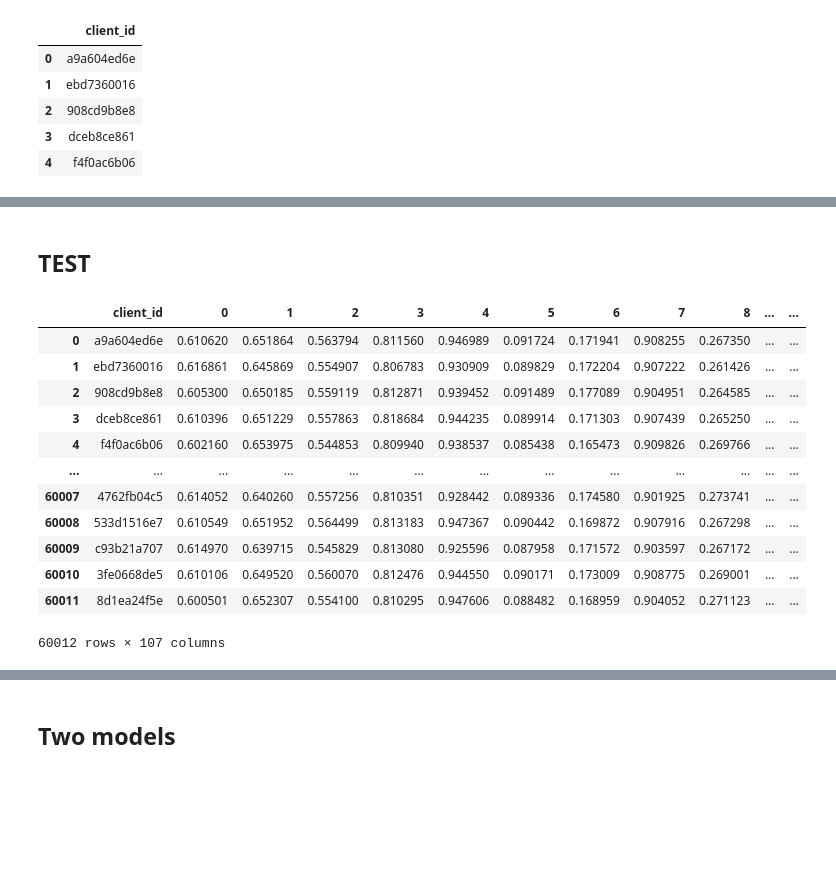
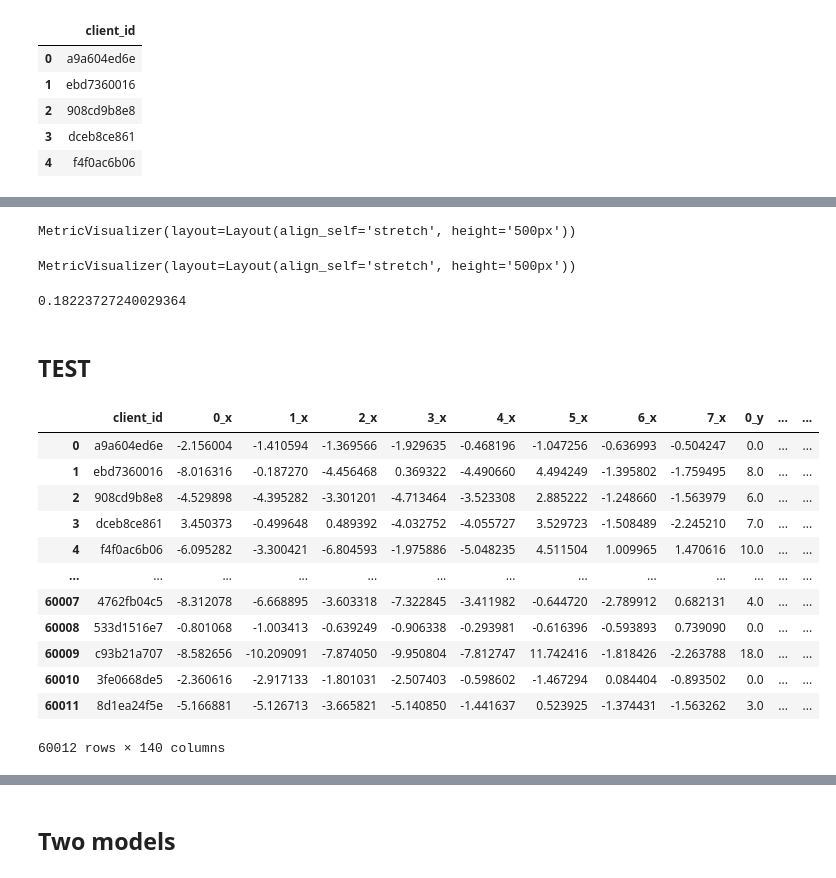
Before and after one commit to Chewye/cft, a Jupyter notebook: cft_model.ipynb, the cells around one changed output, grey strips where cells are left out. Drawn from its saved outputs; the diff is of its cells as text; code cells hidden in the pictures; blank space fills up the shorter version.

```diff
--- a/cft_model.ipynb
+++ b/cft_model.ipynb
@@ -166,0 +109,10 @@ model_flg_1.set_probability_threshold(thr_1)
+# %%
+tm_ctrl_val = tm_ctrl_val.fit(x_train, y_train, treat_train,
+                        estimator_trmnt_fit_params={'plot': True,
+                        'cat_features':cat_features},
+                        estimator_ctrl_fit_params={'plot': True,
+                        'cat_features':cat_features}
+                        )
+# %% [output]
+MetricVisualizer(layout=Layout(align_self='stretch', height='500px'))
+MetricVisualizer(layout=Layout(align_self='stretch', height='500px'))
@@ -167,19 +123,26 @@ model_flg_1.set_probability_threshold(thr_1)
+# %%
+gini = 2 * roc_val - 1
+gini
+# %% [output]
+0.18223727240029364
 # %% [markdown]
 ## TEST
 # %%
 client_test_ = test.merge(client_test, how='inner', on='client_id')
+client_test_['date_dif'] = client_test_['transaction_datetime'] - client_test_['first_issue_date']
+client_test_.drop(columns=['transaction_datetime', 'first_issue_date'], inplace=True)
 client_test_
 # %% [output]
-|  | client_id | 0 | 1 | 2 | 3 | 4 | 5 | 6 | 7 | 8 | ... | ... |
-| 0 | a9a604ed6e | 0.610620 | 0.651864 | 0.563794 | 0.811560 | 0.946989 | 0.091724 | 0.171941 | 0.908255 | 0.267350 | ... | ... |
-| 1 | ebd7360016 | 0.616861 | 0.645869 | 0.554907 | 0.806783 | 0.930909 | 0.089829 | 0.172204 | 0.907222 | 0.261426 | ... | ... |
-| 2 | 908cd9b8e8 | 0.605300 | 0.650185 | 0.559119 | 0.812871 | 0.939452 | 0.091489 | 0.177089 | 0.904951 | 0.264585 | ... | ... |
-| 3 | dceb8ce861 | 0.610396 | 0.651229 | 0.557863 | 0.818684 | 0.944235 | 0.089914 | 0.171303 | 0.907439 | 0.265250 | ... | ... |
-| 4 | f4f0ac6b06 | 0.602160 | 0.653975 | 0.544853 | 0.809940 | 0.938537 | 0.085438 | 0.165473 | 0.909826 | 0.269766 | ... | ... |
+|  | client_id | 0_x | 1_x | 2_x | 3_x | 4_x | 5_x | 6_x | 7_x | 0_y | ... | ... |
+| 0 | a9a604ed6e | -2.156004 | -1.410594 | -1.369566 | -1.929635 | -0.468196 | -1.047256 | -0.636993 | -0.504247 | 0.0 | ... | ... |
+| 1 | ebd7360016 | -8.016316 | -0.187270 | -4.456468 | 0.369322 | -4.490660 | 4.494249 | -1.395802 | -1.759495 | 8.0 | ... | ... |
+| 2 | 908cd9b8e8 | -4.529898 | -4.395282 | -3.301201 | -4.713464 | -3.523308 | 2.885222 | -1.248660 | -1.563979 | 6.0 | ... | ... |
+| 3 | dceb8ce861 | 3.450373 | -0.499648 | 0.489392 | -4.032752 | -4.055727 | 3.529723 | -1.508489 | -2.245210 | 7.0 | ... | ... |
+| 4 | f4f0ac6b06 | -6.095282 | -3.300421 | -6.804593 | -1.975886 | -5.048235 | 4.511504 | 1.009965 | 1.470616 | 10.0 | ... | ... |
 | ... | ... | ... | ... | ... | ... | ... | ... | ... | ... | ... | ... | ... |
-| 60007 | 4762fb04c5 | 0.614052 | 0.640260 | 0.557256 | 0.810351 | 0.928442 | 0.089336 | 0.174580 | 0.901925 | 0.273741 | ... | ... |
-| 60008 | 533d1516e7 | 0.610549 | 0.651952 | 0.564499 | 0.813183 | 0.947367 | 0.090442 | 0.169872 | 0.907916 | 0.267298 | ... | ... |
-| 60009 | c93b21a707 | 0.614970 | 0.639715 | 0.545829 | 0.813080 | 0.925596 | 0.087958 | 0.171572 | 0.903597 | 0.267172 | ... | ... |
-| 60010 | 3fe0668de5 | 0.610106 | 0.649520 | 0.560070 | 0.812476 | 0.944550 | 0.090171 | 0.173009 | 0.908775 | 0.269001 | ... | ... |
-| 60011 | 8d1ea24f5e | 0.600501 | 0.652307 | 0.554100 | 0.810295 | 0.947606 | 0.088482 | 0.168959 | 0.904052 | 0.271123 | ... | ... |
+| 60007 | 4762fb04c5 | -8.312078 | -6.668895 | -3.603318 | -7.322845 | -3.411982 | -0.644720 | -2.789912 | 0.682131 | 4.0 | ... | ... |
+| 60008 | 533d1516e7 | -0.801068 | -1.003413 | -0.639249 | -0.906338 | -0.293981 | -0.616396 | -0.593893 | 0.739090 | 0.0 | ... | ... |
+| 60009 | c93b21a707 | -8.582656 | -10.209091 | -7.874050 | -9.950804 | -7.812747 | 11.742416 | -1.818426 | -2.263788 | 18.0 | ... | ... |
+| 60010 | 3fe0668de5 | -2.360616 | -2.917133 | -1.801031 | -2.507403 | -0.598602 | -1.467294 | 0.084404 | -0.893502 | 0.0 | ... | ... |
+| 60011 | 8d1ea24f5e | -5.166881 | -5.126713 | -3.665821 | -5.140850 | -1.441637 | 0.523925 | -1.374431 | -1.563262 | 3.0 | ... | ... |
-60012 rows × 107 columns
+60012 rows × 140 columns
```
Also changed, not shown: parts of 43 cells of this notebook, 8 other files.
